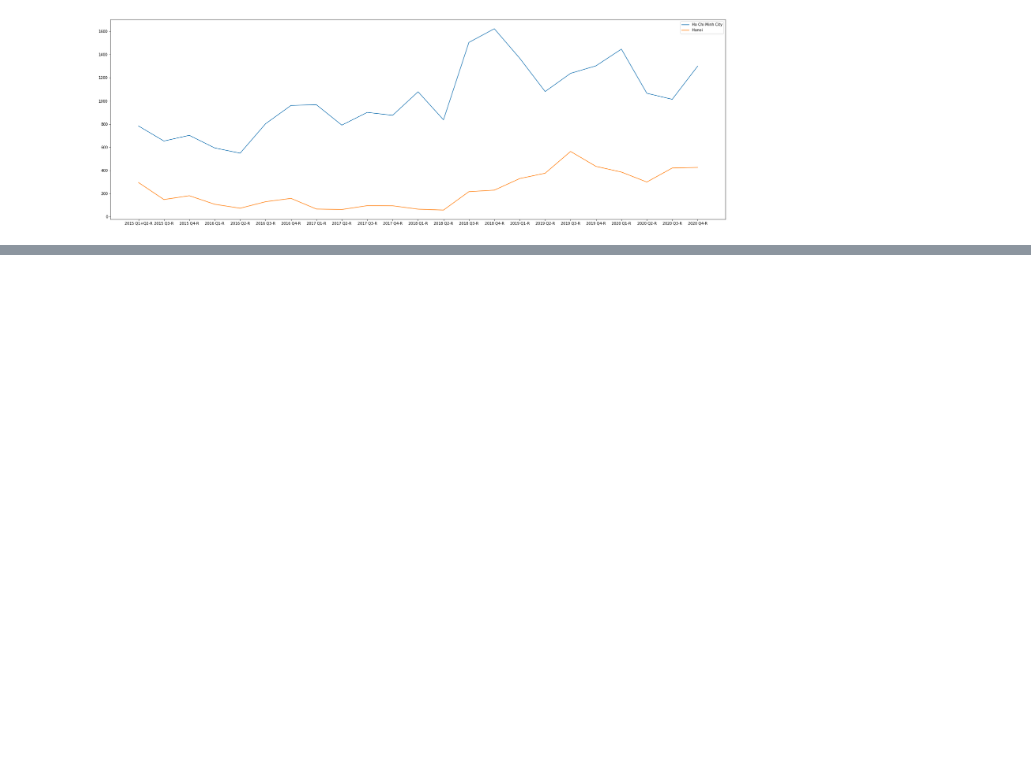
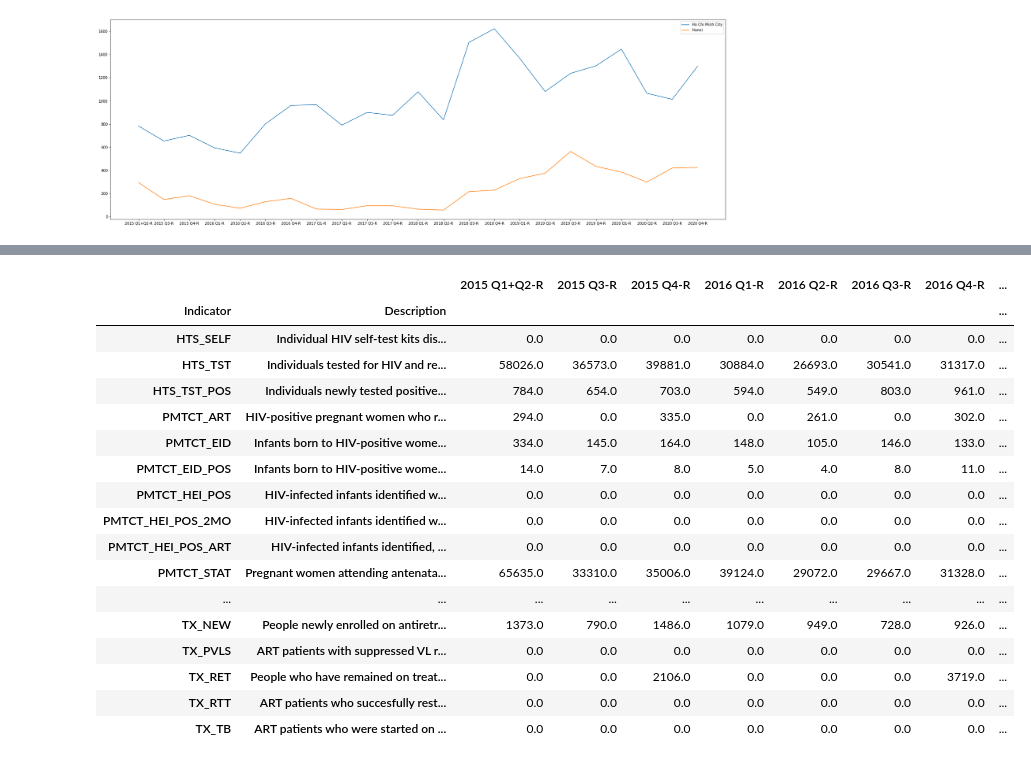
Before and after one commit to giatranhoang/mer_vnpepfar, a Jupyter notebook: mer_vnpepfar_analytic.ipynb, the cells around one changed output, grey strips where cells are left out. Drawn from its saved outputs; the diff is of its cells as text; code cells hidden in the pictures; blank space fills up the shorter version.

```diff
--- a/mer_vnpepfar_analytic.ipynb
+++ b/mer_vnpepfar_analytic.ipynb
@@ -220,0 +295,21 @@ plt.show
+# %%
+dfhcmc_insight
+# %% [output]
+|  |  | 2015 Q1+Q2-R | 2015 Q3-R | 2015 Q4-R | 2016 Q1-R | 2016 Q2-R | 2016 Q3-R | 2016 Q4-R | ... |
+| Indicator | Description |  |  |  |  |  |  |  | ... |
+| HTS_SELF | Individual HIV self-test kits dis... | 0.0 | 0.0 | 0.0 | 0.0 | 0.0 | 0.0 | 0.0 | ... |
+| HTS_TST | Individuals tested for HIV and re... | 58026.0 | 36573.0 | 39881.0 | 30884.0 | 26693.0 | 30541.0 | 31317.0 | ... |
+| HTS_TST_POS | Individuals newly tested positive... | 784.0 | 654.0 | 703.0 | 594.0 | 549.0 | 803.0 | 961.0 | ... |
+| PMTCT_ART | HIV-positive pregnant women who r... | 294.0 | 0.0 | 335.0 | 0.0 | 261.0 | 0.0 | 302.0 | ... |
+| PMTCT_EID | Infants born to HIV-positive wome... | 334.0 | 145.0 | 164.0 | 148.0 | 105.0 | 146.0 | 133.0 | ... |
+| PMTCT_EID_POS | Infants born to HIV-positive wome... | 14.0 | 7.0 | 8.0 | 5.0 | 4.0 | 8.0 | 11.0 | ... |
+| PMTCT_HEI_POS | HIV-infected infants identified w... | 0.0 | 0.0 | 0.0 | 0.0 | 0.0 | 0.0 | 0.0 | ... |
+| PMTCT_HEI_POS_2MO | HIV-infected infants identified w... | 0.0 | 0.0 | 0.0 | 0.0 | 0.0 | 0.0 | 0.0 | ... |
+| PMTCT_HEI_POS_ART | HIV-infected infants identified, ... | 0.0 | 0.0 | 0.0 | 0.0 | 0.0 | 0.0 | 0.0 | ... |
+| PMTCT_STAT | Pregnant women attending antenata... | 65635.0 | 33310.0 | 35006.0 | 39124.0 | 29072.0 | 29667.0 | 31328.0 | ... |
+| ... | ... | ... | ... | ... | ... | ... | ... | ... | ... |
+| TX_NEW | People newly enrolled on antiretr... | 1373.0 | 790.0 | 1486.0 | 1079.0 | 949.0 | 728.0 | 926.0 | ... |
+| TX_PVLS | ART patients with suppressed VL r... | 0.0 | 0.0 | 0.0 | 0.0 | 0.0 | 0.0 | 0.0 | ... |
+| TX_RET | People who have remained on treat... | 0.0 | 0.0 | 2106.0 | 0.0 | 0.0 | 0.0 | 3719.0 | ... |
+| TX_RTT | ART patients who succesfully rest... | 0.0 | 0.0 | 0.0 | 0.0 | 0.0 | 0.0 | 0.0 | ... |
+| TX_TB | ART patients who were started on ... | 0.0 | 0.0 | 0.0 | 0.0 | 0.0 | 0.0 | 0.0 | ... |
```
Also changed, not shown: parts of 17 cells of this notebook.
